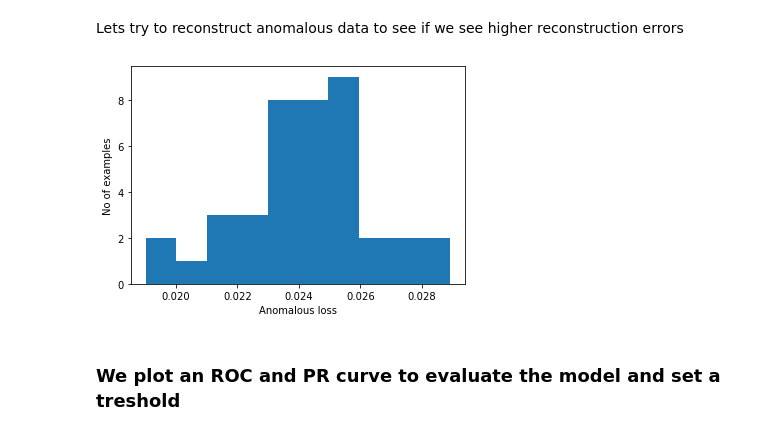
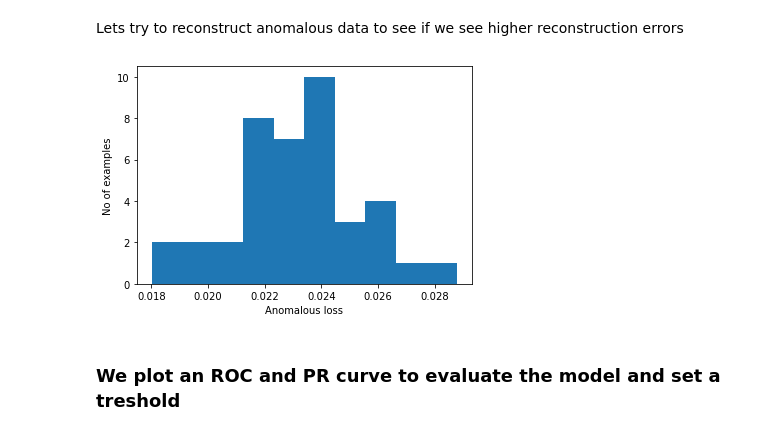
Before and after one commit to Ekhao/ToyADMOSTinyAutoencoder, a Jupyter notebook: TinyMLAutoencoderForToyADMOS.ipynb, the cells around one changed output. Drawn from its saved outputs; the diff is of its cells as text; code cells hidden in the pictures.

```diff
--- a/TinyMLAutoencoderForToyADMOS.ipynb
+++ b/TinyMLAutoencoderForToyADMOS.ipynb
@@ -285,17 +286,17 @@ Lets try to reconstruct anomalous data to see if we see higher reconstruction er
 # %%
 anomalous_reconstructions = conv_autoencoder.predict(anomalous_magnitudes_scaled)
 
 reshaped_anomalous_magnitudes = tf.reshape(anomalous_magnitudes_scaled, [anomalous_magnitudes_scaled.shape[0], tf.math.reduce_prod(anomalous_magnitudes_scaled.shape[1:])])
 reshaped_anomalous_reconstructions = tf.reshape(anomalous_reconstructions, [anomalous_reconstructions.shape[0], tf.math.reduce_prod(anomalous_reconstructions.shape[1:])])
 
 anomalous_losses = tf.keras.losses.mse(reshaped_anomalous_magnitudes, reshaped_anomalous_reconstructions)
 
-plt.hist(test_losses[None,:], bins=10)
+plt.hist(anomalous_losses[None,:], bins=10)
 plt.xlabel("Anomalous loss")
 plt.ylabel("No of examples")
 plt.show()
 # %% [output]
-[figure, old version]
+[figure, new version]
 # %% [markdown]
 ### We plot an ROC and PR curve to evaluate the model and set a treshold
 # %% [markdown]
```
Also changed, not shown: parts of 17 cells of this notebook.
